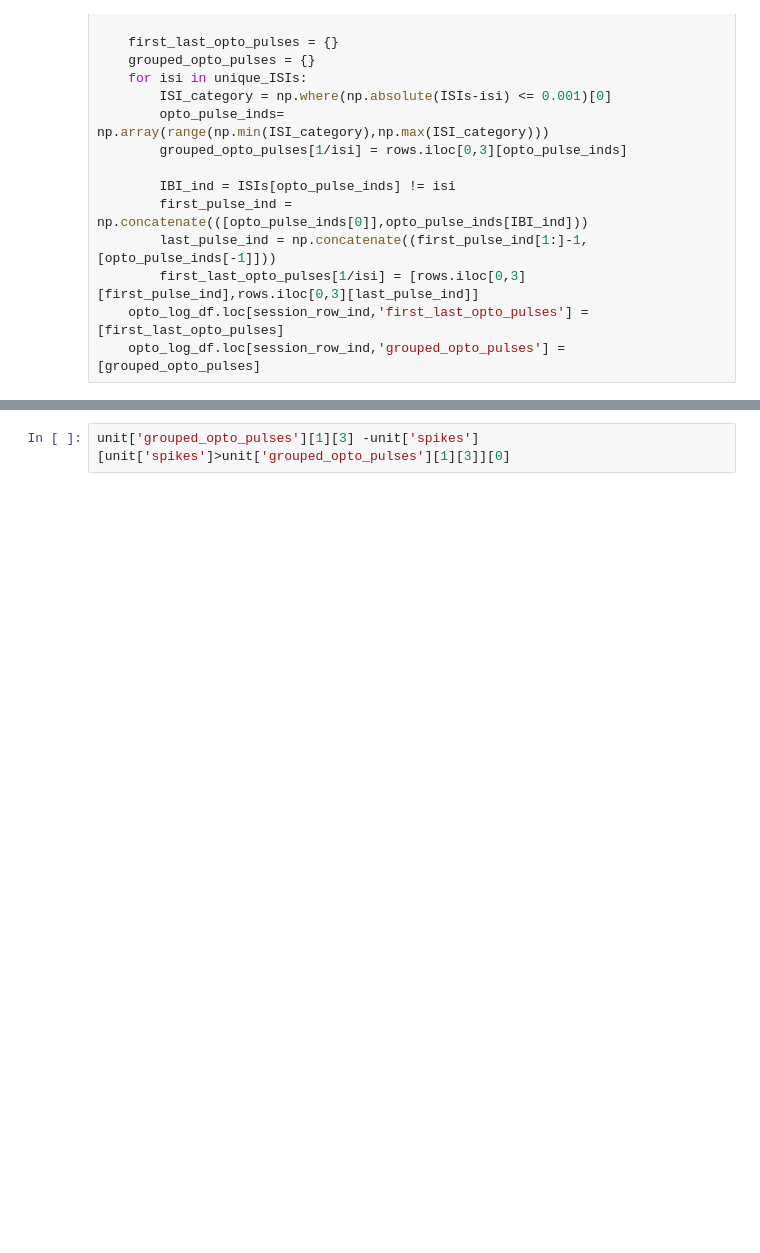
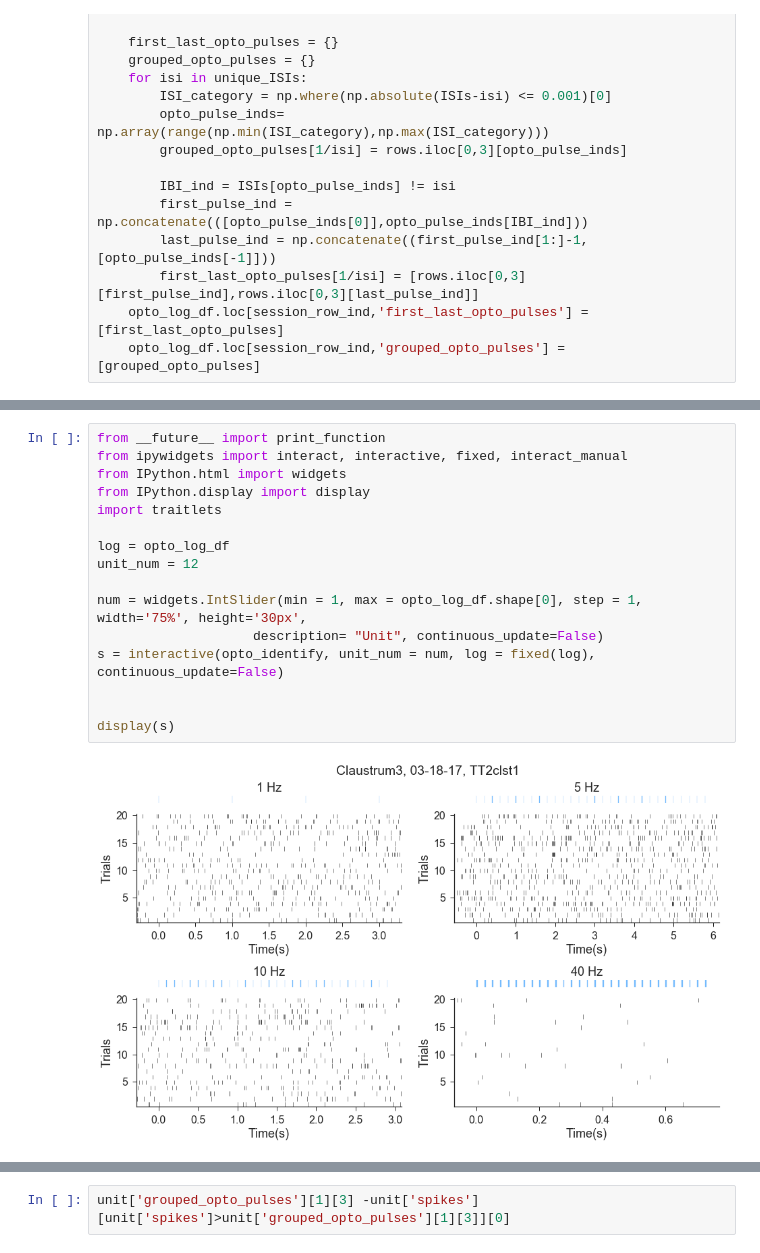
Before and after one commit to efinkel/Claustrum_analysis, a Jupyter notebook: Claustrum_analysis_notebook.ipynb, the cells around one changed output, grey strips where cells are left out. Cells and saved outputs as stored; diff of their text form; blank space fills up the shorter version.

```diff
--- a/Claustrum_analysis_notebook.ipynb
+++ b/Claustrum_analysis_notebook.ipynb
@@ -159,0 +162,18 @@ fig
+# %%
+from __future__ import print_function
+from ipywidgets import interact, interactive, fixed, interact_manual
+from IPython.html import widgets
+from IPython.display import display
+import traitlets
+
+log = opto_log_df
+unit_num = 12
+
+num = widgets.IntSlider(min = 1, max = opto_log_df.shape[0], step = 1, width='75%', height='30px',
+                    description= "Unit", continuous_update=False)
+s = interactive(opto_identify, unit_num = num, log = fixed(log), continuous_update=False)
+
+
+display(s)
+# %% [output]
+[figure, added]
```
Also changed, not shown: parts of 6 cells of this notebook.
